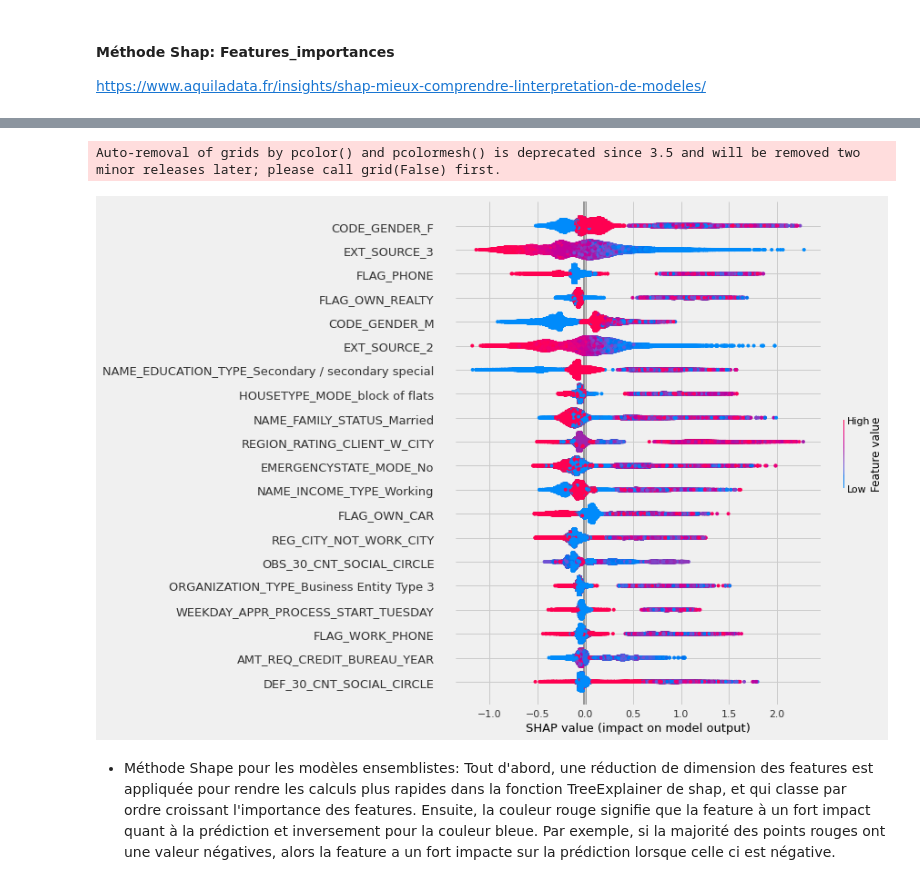
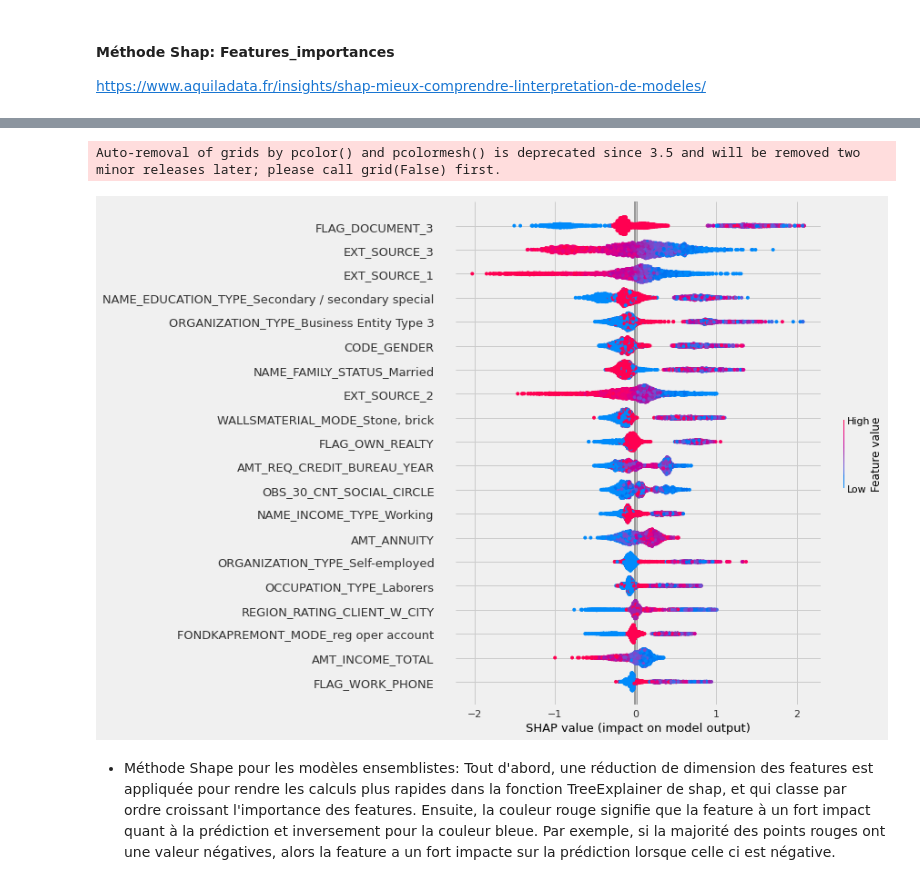
Before and after one commit to MaximeJabarian/streamlit-to-heroku, a Jupyter notebook: P7_Scoring_Model.ipynb, the cells around one changed output, grey strips where cells are left out. Saved outputs shown, nothing was run; the diff lists cells and outputs as text; code cells hidden in the pictures.

```diff
--- a/P7_Scoring_Model.ipynb
+++ b/P7_Scoring_Model.ipynb
@@ -619,7 +575,7 @@ Name: SK_ID_CURR, Length: 416, dtype: int64
 # %%
 df = pd.DataFrame(train, columns=df_app_train.columns[:-1])
 df['TARGET'] = train_labels
-# idx = np.intersect1d(df.index, df_app_train.index)
+idx = np.intersect1d(df.index, df_app_train.index)
 df.loc[idx, 'SK_ID_CURR'] = 0#df_app_train.loc[idx, 'SK_ID_CURR'].values
 df = df.sample(frac=1) # frac=1 : shuffe 100%
 np.random.seed(seed=3)
@@ -630,7 +586,7 @@ y_train_init = train_init.iloc[:,-1]
 y_test_init = test_init.iloc[:,-1]
 test_init = test_init.iloc[:,:-1]
 
-test_init.to_csv("DATA/test_init.csv", sep=';')
+# test_init.to_csv("DATA/test_init.csv", sep=';')
 # df.to_csv("DATA/dataset_total.csv", sep=';')
 test_init.head(10)
 # df.loc[idx].head(10)
@@ -943,7 +899,7 @@ https://www.aquiladata.fr/insights/shap-mieux-comprendre-linterpretation-de-mode
 import shap
 
 explainer = shap.TreeExplainer(XGBOOST_Classifier)
-shap_values = explainer.shap_values(X_test)
+shap_values = explainer.shap_values(test_init)
 # np.abs(shap_values.sum(1) + explainer.expected_value - pred).max()
 # %% [output]
 NPY_ARRAY_UPDATEIFCOPY, NPY_ARRAY_INOUT_ARRAY, and NPY_ARRAY_INOUT_FARRAY are deprecated, use NPY_WRITEBACKIFCOPY, NPY_ARRAY_INOUT_ARRAY2, or NPY_ARRAY_INOUT_FARRAY2 respectively instead, and call PyA ...
@@ -964,10 +920,10 @@ UPDATEIFCOPY detected in array_dealloc.  Required call to PyArray_ResolveWriteba
 NPY_ARRAY_UPDATEIFCOPY, NPY_ARRAY_INOUT_ARRAY, and NPY_ARRAY_INOUT_FARRAY are deprecated, use NPY_WRITEBACKIFCOPY, NPY_ARRAY_INOUT_ARRAY2, or NPY_ARRAY_INOUT_FARRAY2 respectively instead, and call PyA ...
 UPDATEIFCOPY detected in array_dealloc.  Required call to PyArray_ResolveWritebackIfCopy or PyArray_DiscardWritebackIfCopy is missing
 # %%
-shap.summary_plot(shap_values, X_test)
+shap.summary_plot(shap_values, test_init)
 # %% [output]
 Auto-removal of grids by pcolor() and pcolormesh() is deprecated since 3.5 and will be removed two minor releases later; please call grid(False) first.
-[figure, old version]
+[figure, new version]
 # %% [markdown]
 - Méthode Shape pour les modèles ensemblistes: Tout d'abord, une réduction de dimension des features est appliquée pour rendre les calculs plus rapides dans la fonction TreeExplainer de shap, et qui classe par ordre croissant l'importance des features. Ensuite, la couleur rouge signifie que la feature à un fort impact quant à la prédiction et inversement pour la couleur bleue. Par exemple, si la majorité des points rouges ont une valeur négatives, alors la feature a un fort impacte sur la prédiction lorsque celle ci est négative.
 # %% [markdown]
```
Also changed, not shown: parts of 28 cells of this notebook, 32 other files.
